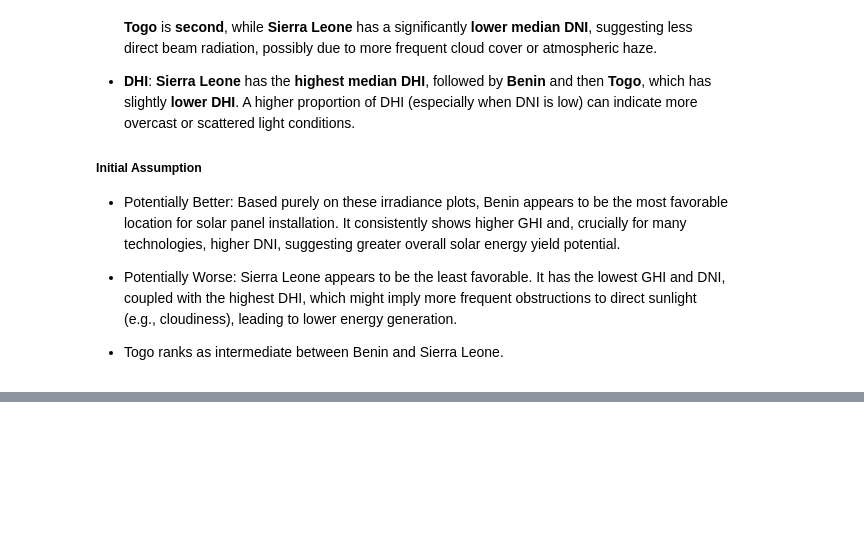
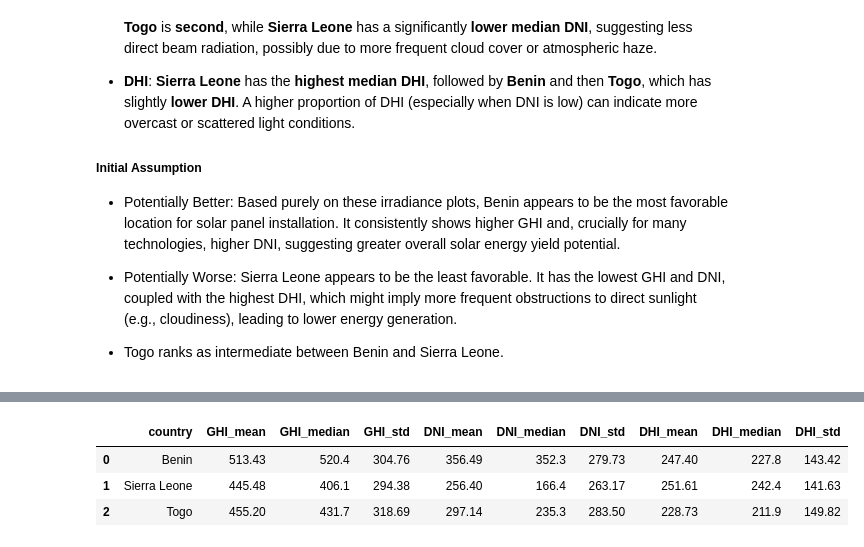
Before and after one commit to Ty-Miki/solar-challenge-week0, a Jupyter notebook: notebooks/compare_countries.ipynb, the cells around one changed output, grey strips where cells are left out. Cells and saved outputs as stored; diff of their text form; code cells hidden in the pictures; blank space fills up the shorter version.

Commit message:
Created a method for summary table generation, created a summary table and confirmed box plot results, Completed Metric Comparision

```diff
--- a/notebooks/compare_countries.ipynb
+++ b/notebooks/compare_countries.ipynb
@@ -105,3 +105,6 @@ plot_gen.plot_box_grouped(df=combined_df, columns=["GHI", "DNI", "DHI"], group_c
 - Potentially Worse: Sierra Leone appears to be the least favorable. It has the lowest GHI and DNI, coupled with the highest DHI, which might imply more frequent obstructions to direct sunlight (e.g., cloudiness), leading to lower energy generation.
 
 - Togo ranks as intermediate between Benin and Sierra Leone.
+# %%
+comparator.generate_summary_stats(combined_df)
+# %% [output]
@@ -107,0 +113,4 @@ plot_gen.plot_box_grouped(df=combined_df, columns=["GHI", "DNI", "DHI"], group_c
+|  | country | GHI_mean | GHI_median | GHI_std | DNI_mean | DNI_median | DNI_std | DHI_mean | DHI_median | DHI_std |
+| 0 | Benin | 513.43 | 520.4 | 304.76 | 356.49 | 352.3 | 279.73 | 247.40 | 227.8 | 143.42 |
+| 1 | Sierra Leone | 445.48 | 406.1 | 294.38 | 256.40 | 166.4 | 263.17 | 251.61 | 242.4 | 141.63 |
+| 2 | Togo | 455.20 | 431.7 | 318.69 | 297.14 | 235.3 | 283.50 | 228.73 | 211.9 | 149.82 |
```
Also changed, not shown: parts of 5 cells of this notebook, 1 other file.
